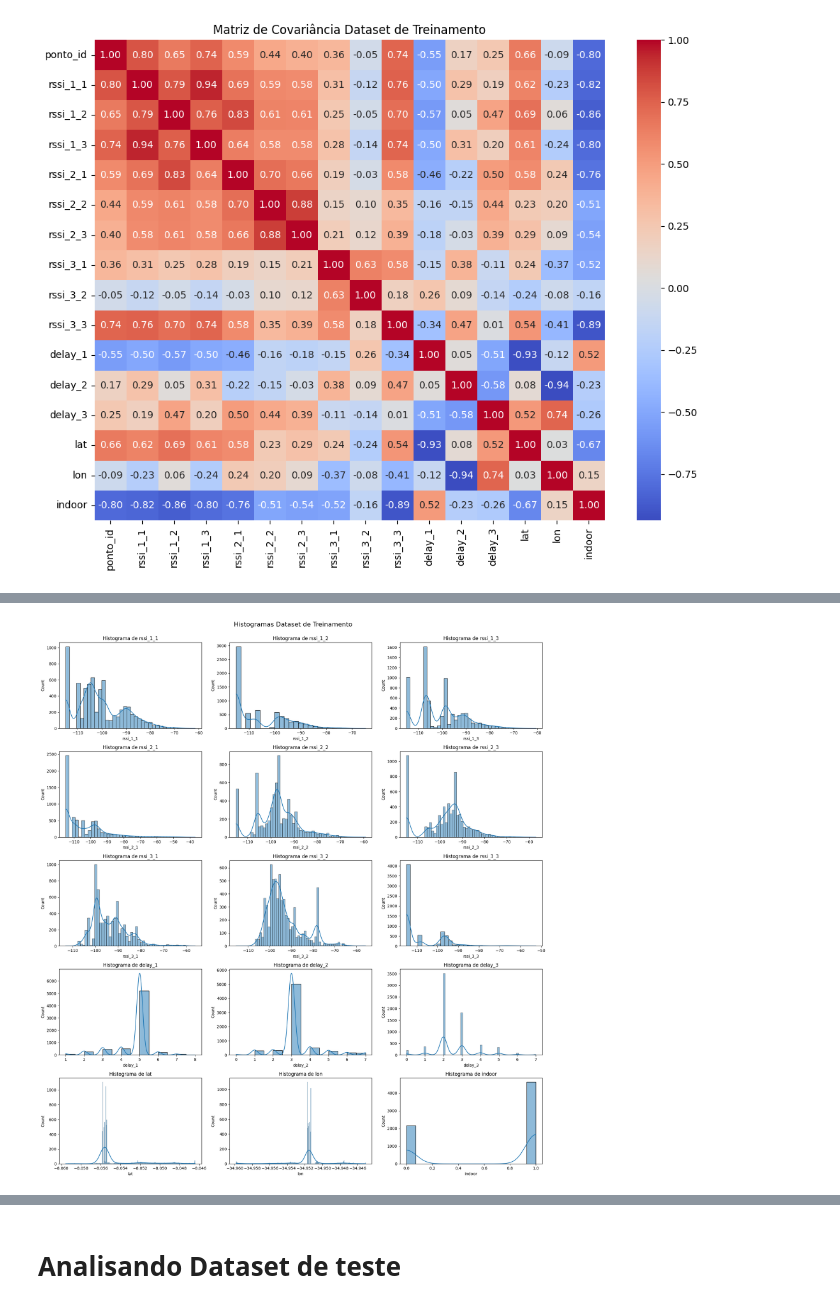
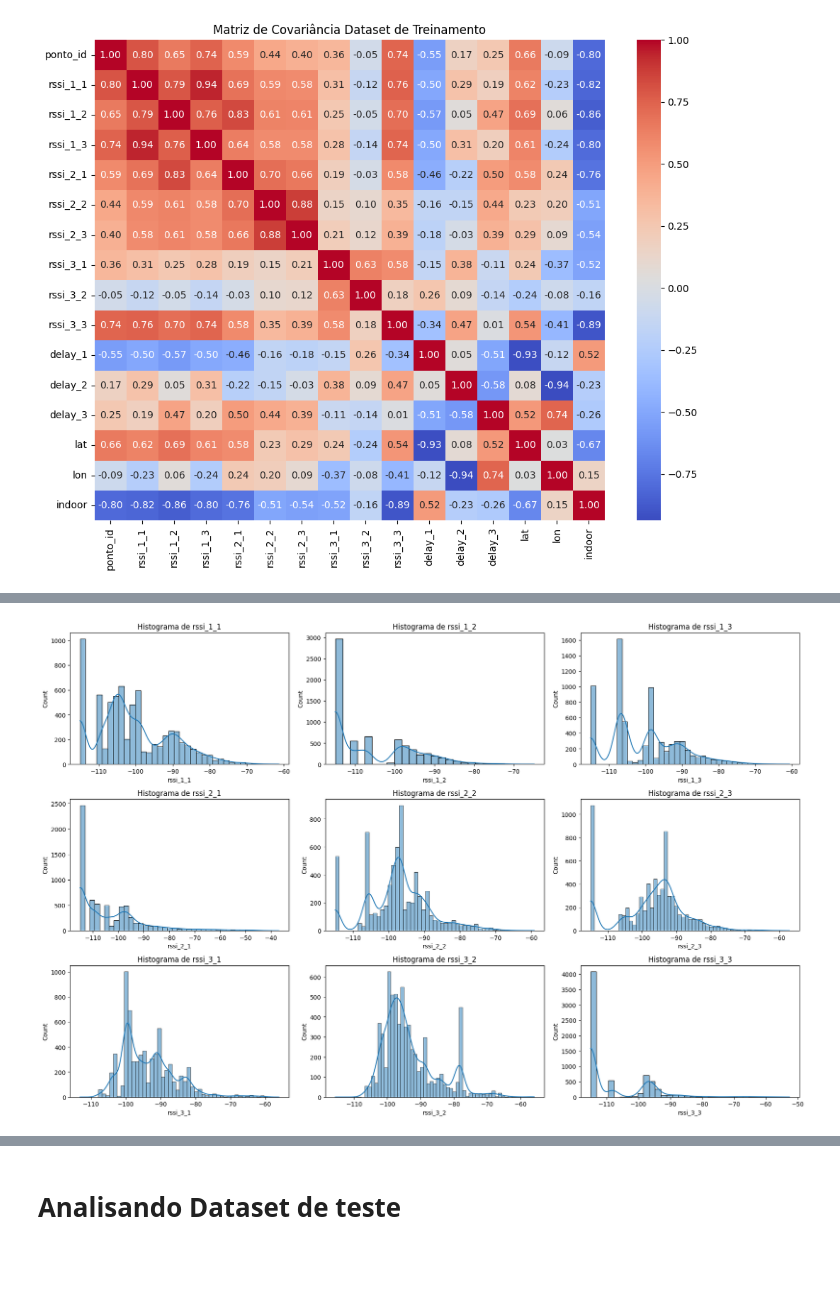
Before and after one commit to BiancaCarneiro/RSS-trilateration, a Jupyter notebook: notebooks/analise_dos_dados.ipynb, the cells around one changed output, grey strips where cells are left out. Saved outputs shown, nothing was run; the diff lists cells and outputs as text; code cells hidden in the pictures; blank space fills up the shorter version.

```diff
--- a/notebooks/analise_dos_dados.ipynb
+++ b/notebooks/analise_dos_dados.ipynb
@@ -50,7 +50,7 @@ def boxplot(data:pd.DataFrame, title:str, xlabel:str="", ylabel:str="", figsize:
 
     plt.show()
 # %%
-def histogram(data:pd.DataFrame, title:str, grid_columns:int=3, filename:str="") -> None:
+def histogram(data:pd.DataFrame, title:str=None, grid_columns:int=3, filename:str="") -> None:
     num_cols = len(data.columns)
     grid_rows = (num_cols + grid_columns - 1) // grid_columns
 
@@ -61,7 +61,8 @@ def histogram(data:pd.DataFrame, title:str, grid_columns:int=3, filename:str="")
         sns.histplot(data[col], kde=True)
         plt.title(f"Histograma de {col}")
 
-    plt.suptitle(title, fontsize=16)
+    if title:
+        plt.suptitle(title, fontsize=16)
     plt.tight_layout(rect=[0, 0.001, 1, .98])
     if filename:
         plt.savefig(filename)
@@ -133,4 +142,4 @@ boxplot(df.drop("ponto_id", axis=1), "Boxplot Dataset de Treinamento", filename=
 # %%
-histogram(df.drop("ponto_id", axis=1), title="Histogramas Dataset de Treinamento", filename=F"{IMG_PATH}/hist_train.png")
+histogram(df.drop(["ponto_id", "lat", "lon", "delay_1", "delay_2", "delay_3", "indoor"], axis=1), filename=F"{IMG_PATH}/hist_train_rssi.png")
 # %% [output]
-[figure, old version]
+[figure, new version]
```
Also changed, not shown: parts of 10 cells of this notebook, 5 other files.
